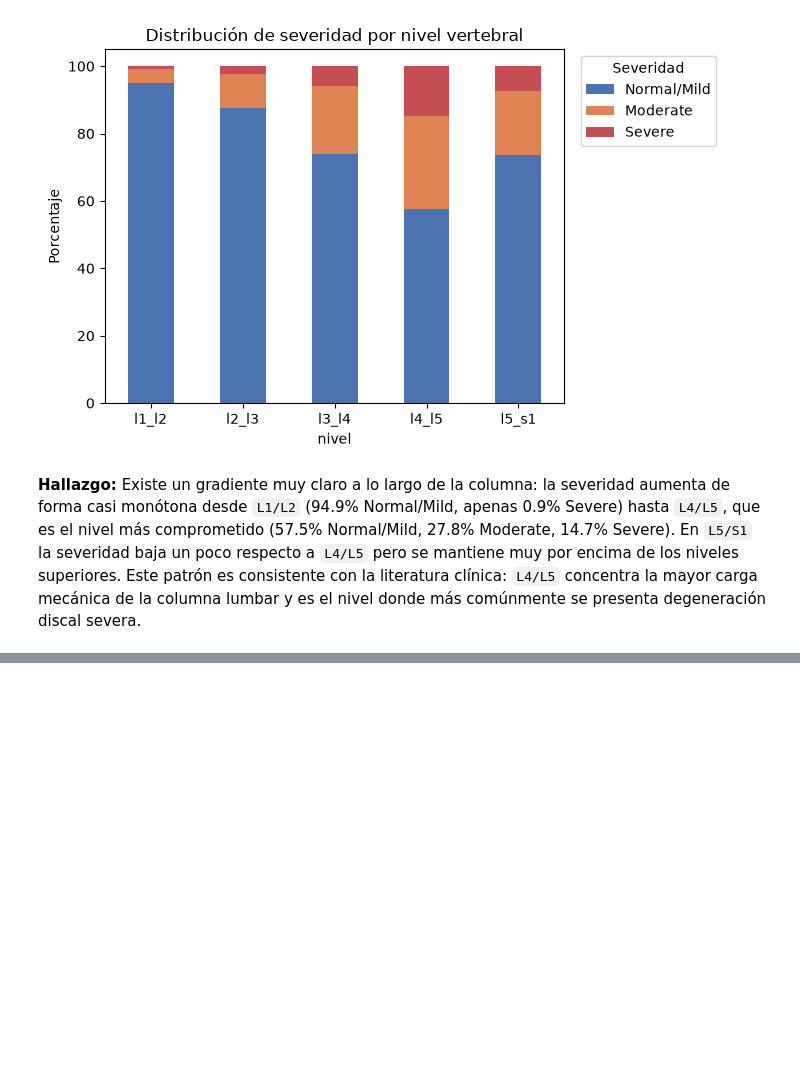
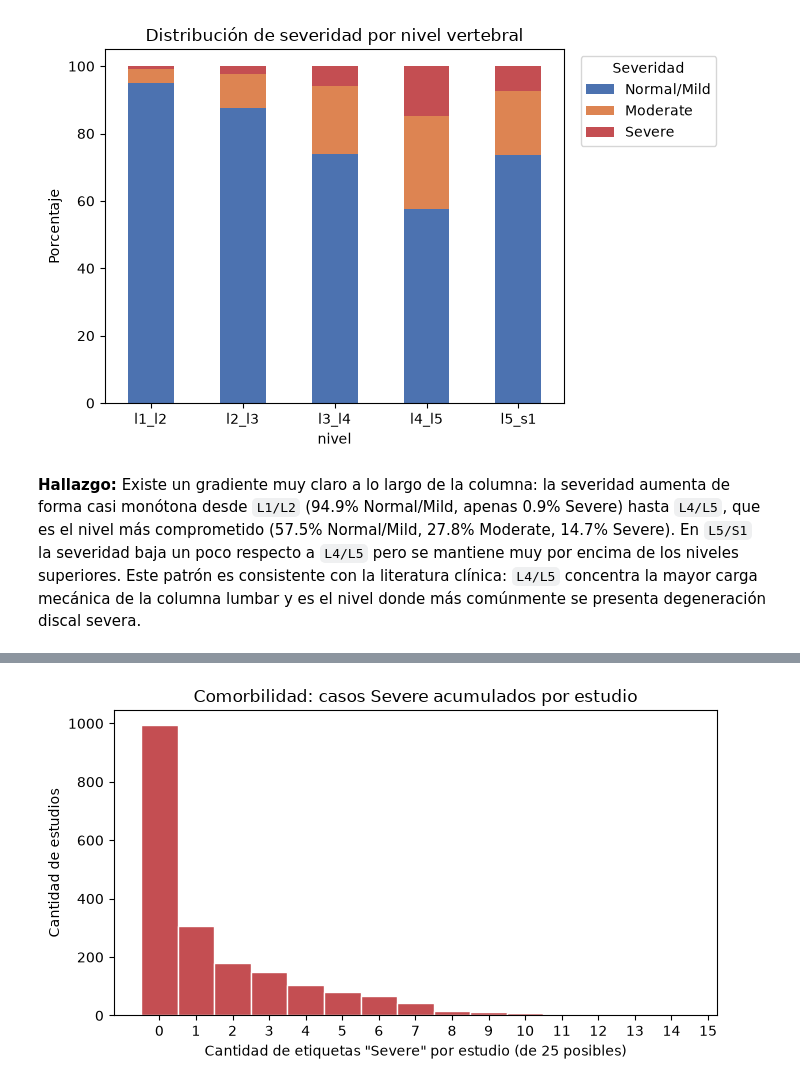
Before and after one commit to Albu231311/Proyecto2-DS, a Jupyter notebook: Proyecto2_Limpieza_Preprocesamiento.ipynb, the cells around one changed output, grey strips where cells are left out. Drawn from its saved outputs; the diff is of its cells as text; code cells hidden in the pictures; blank space fills up the shorter version.

```diff
--- a/Proyecto2_Limpieza_Preprocesamiento.ipynb
+++ b/Proyecto2_Limpieza_Preprocesamiento.ipynb
@@ -581,0 +640,6 @@ plt.show()
+# %%
+n_severos_por_estudio = (train_num[cols_severidad] == 2).sum(axis=1)
+
+print(n_severos_por_estudio.describe().round(2))
+print(f"\nEstudios sin ninguna etiqueta Severe: {(n_severos_por_estudio == 0).sum()} de {len(n_severos_por_estudio)} ({(n_severos_por_estudio == 0).mean()*100:.1f}%)")
+print(f"Estudios con 5 o más etiquetas Severe: {(n_severos_por_estudio >= 5).sum()} ({(n_severos_por_estudio >= 5).mean()*100:.1f}%)")
@@ -581,0 +659,12 @@ plt.show()
+# %%
+plt.figure(figsize=(7, 4))
+n_severos_por_estudio.plot(kind='hist', bins=range(0, 16), color='#C44E52', edgecolor='white', align='left')
+plt.xlabel('Cantidad de etiquetas "Severe" por estudio (de 25 posibles)')
+plt.ylabel('Cantidad de estudios')
+plt.title('Comorbilidad: casos Severe acumulados por estudio')
+plt.xticks(range(0, 16))
+plt.tight_layout()
+plt.savefig('data/processed/histograma_comorbilidad_severe.png', dpi=120)
+plt.show()
+# %% [output]
+[figure, added]
```
Also changed, not shown: parts of 9 cells of this notebook, 3 other files.
